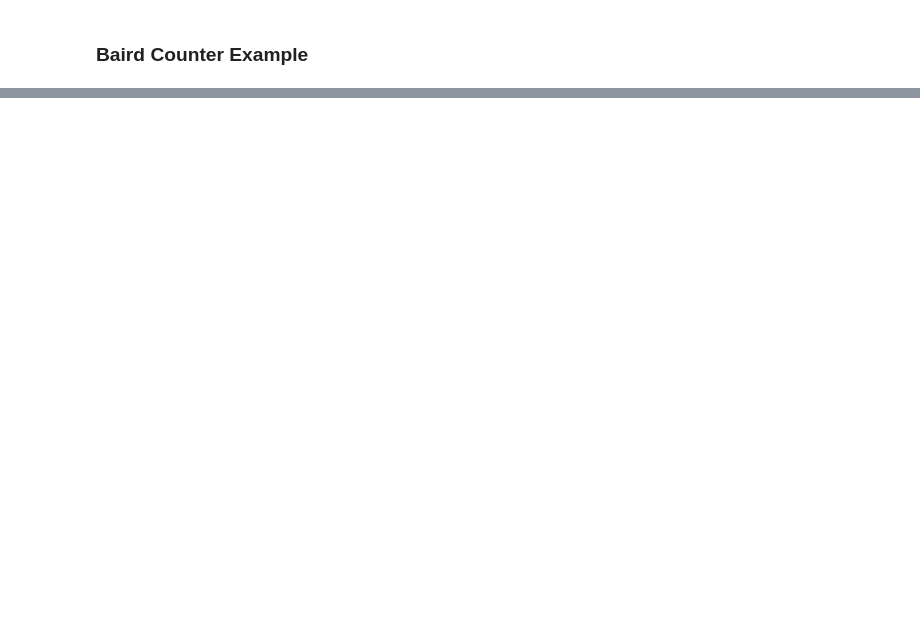
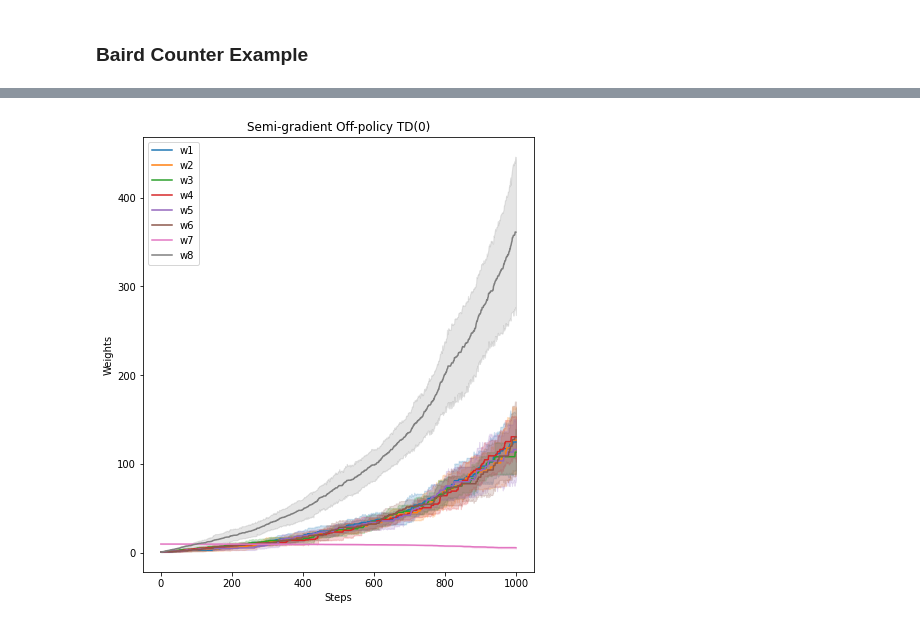
Before and after one commit to harmanpreet93/reinforcement-learning, a Jupyter notebook: BairdCounterExample.ipynb, the cells around one changed output, grey strips where cells are left out. Drawn from its saved outputs; the diff is of its cells as text; code cells hidden in the pictures; blank space fills up the shorter version.

```diff
--- a/BairdCounterExample.ipynb
+++ b/BairdCounterExample.ipynb
@@ -91,0 +107,30 @@ plot_weights_graph(step_weights)
+# %%
+seeds = [0, 10, 42, 55, 90]
+weights_dict = {}
+
+for seed in seeds:
+    # set seed
+    np.random.seed(seed)
+    mdp = BairdMDP()
+    semiGradTD = SemiGradientTD0(mdp)
+    step_weights, values = semiGradTD.run_TD_algorithm(n_steps=1000)
+    weights_dict[seed] = step_weights
+# %%
+# plot variance
+plt.figure(figsize=(7,8))
+legend_label = []
+steps, num_weights = step_weights.shape
+for i in range(num_weights):
+    w = []
+    for seed in seeds:
+        w.append(weights_dict[seed][:,i])
+    df = pd.melt(pd.DataFrame(w))
+    sns.lineplot(x='variable', y='value', data=df)
+    legend_label.append('w{}'.format(i+1))
+
+plt.xlabel("Steps")
+plt.ylabel("Weights")
+plt.title("Semi-gradient Off-policy TD(0)")
+plt.legend(legend_label, loc='upper left');
+# %% [output]
+[figure, added]
```
Also changed, not shown: parts of 7 cells of this notebook.
